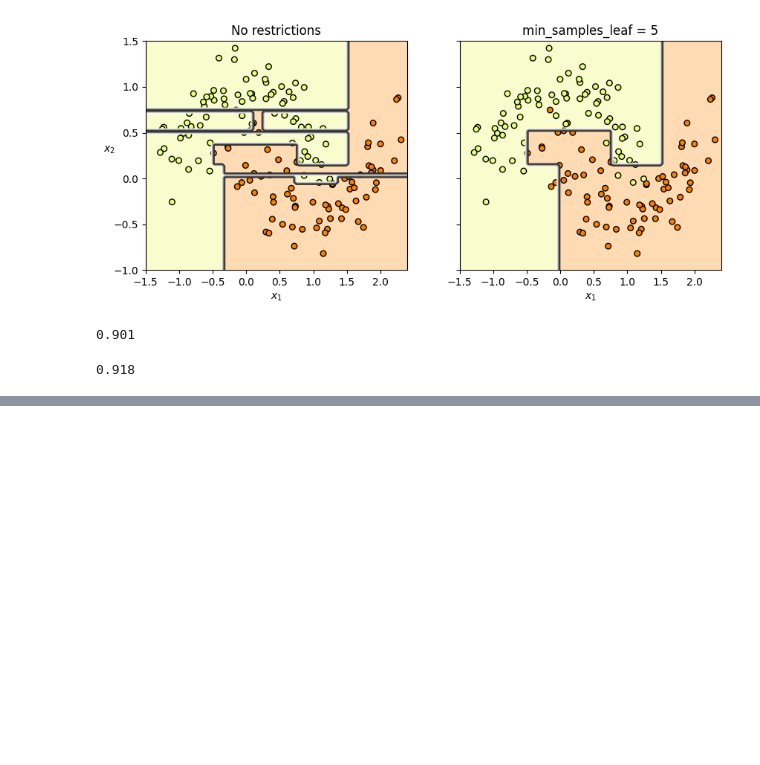
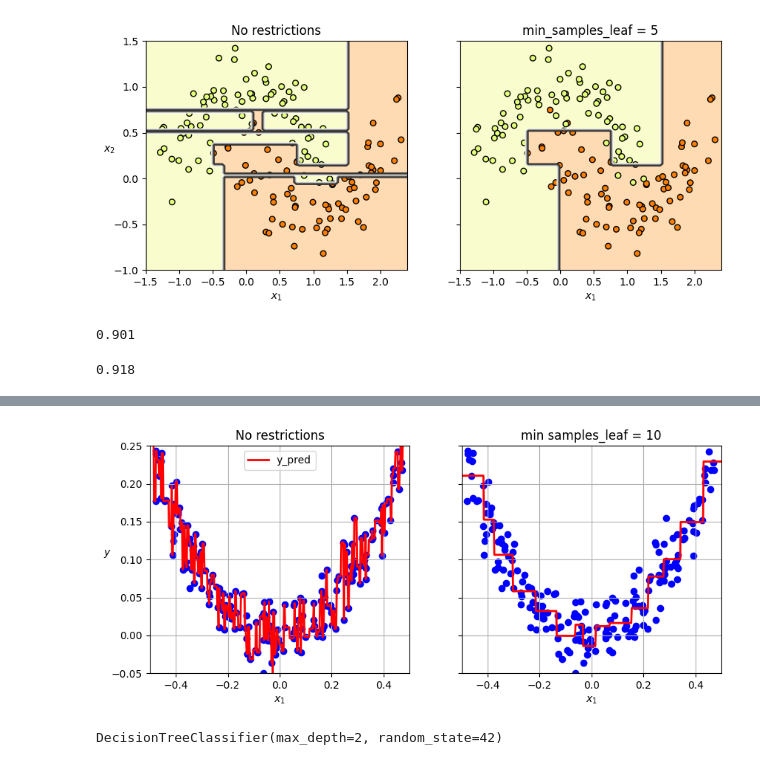
Before and after one commit to jayasuryan-mutyala/HOML, a Jupyter notebook: 5.0-decision_trees/decision_tree.ipynb, the cells around one changed output, grey strips where cells are left out. Saved outputs shown, nothing was run; the diff lists cells and outputs as text; code cells hidden in the pictures; blank space fills up the shorter version.

```diff
--- a/5.0-decision_trees/decision_tree.ipynb
+++ b/5.0-decision_trees/decision_tree.ipynb
@@ -183,0 +268,45 @@ tree_clf2.score(X_moons_test, y_moons_test)
+# %%
+tree_reg1 = DecisionTreeRegressor(random_state=42)
+tree_reg2 = DecisionTreeRegressor(random_state=42,min_samples_leaf=10)
+tree_reg1.fit(X_quad,y_quad)
+tree_reg2.fit(X_quad,y_quad)
+
+x1 = np.linspace(-0.5,0.5,500).reshape(-1,1)
+y_pred1 = tree_reg1.predict(x1)
+y_pred2 = tree_reg2.predict(x1)
+
+fig,axes = plt.subplots(ncols=2,figsize=(10,4),sharey=True)
+
+plt.sca(axes[0])
+plt.scatter(X_quad,y_quad,c='blue')
+plt.plot(x1,y_pred1,linewidth=2,color='red',label="y_pred")
+plt.axis([-0.5,0.5,-0.05,0.25])
+plt.xlabel(r"$x_1$")
+plt.ylabel(r"$y$",rotation=0)
+plt.legend(loc="upper center")
+plt.title("No restrictions")
+plt.grid()
+
+plt.sca(axes[1])
+plt.scatter(X_quad,y_quad,c='blue')
+plt.plot(x1,y_pred2,c='red',linewidth=2)
+plt.axis([-0.5,0.5,-0.05,0.25])
+plt.xlabel(r"$x_1$")
+plt.title(f"min samples_leaf = {tree_reg2.min_samples_leaf}")
+plt.grid()
+plt.show()
+# %% [output]
+[figure, added]
+# %%
+from sklearn.decomposition import PCA
+from sklearn.pipeline import make_pipeline
+from sklearn.preprocessing import StandardScaler
+
+pca_pipeline = make_pipeline(StandardScaler(),
+                             PCA(random_state=42))
+
+X_iris_rotated = pca_pipeline.fit_transform(X_iris)
+tree_clf_pca = DecisionTreeClassifier(max_depth=2,random_state=42)
+tree_clf_pca.fit(X_iris_rotated,y_iris)
+# %% [output]
+DecisionTreeClassifier(max_depth=2, random_state=42)
```
Also changed, not shown: parts of 9 cells of this notebook.
